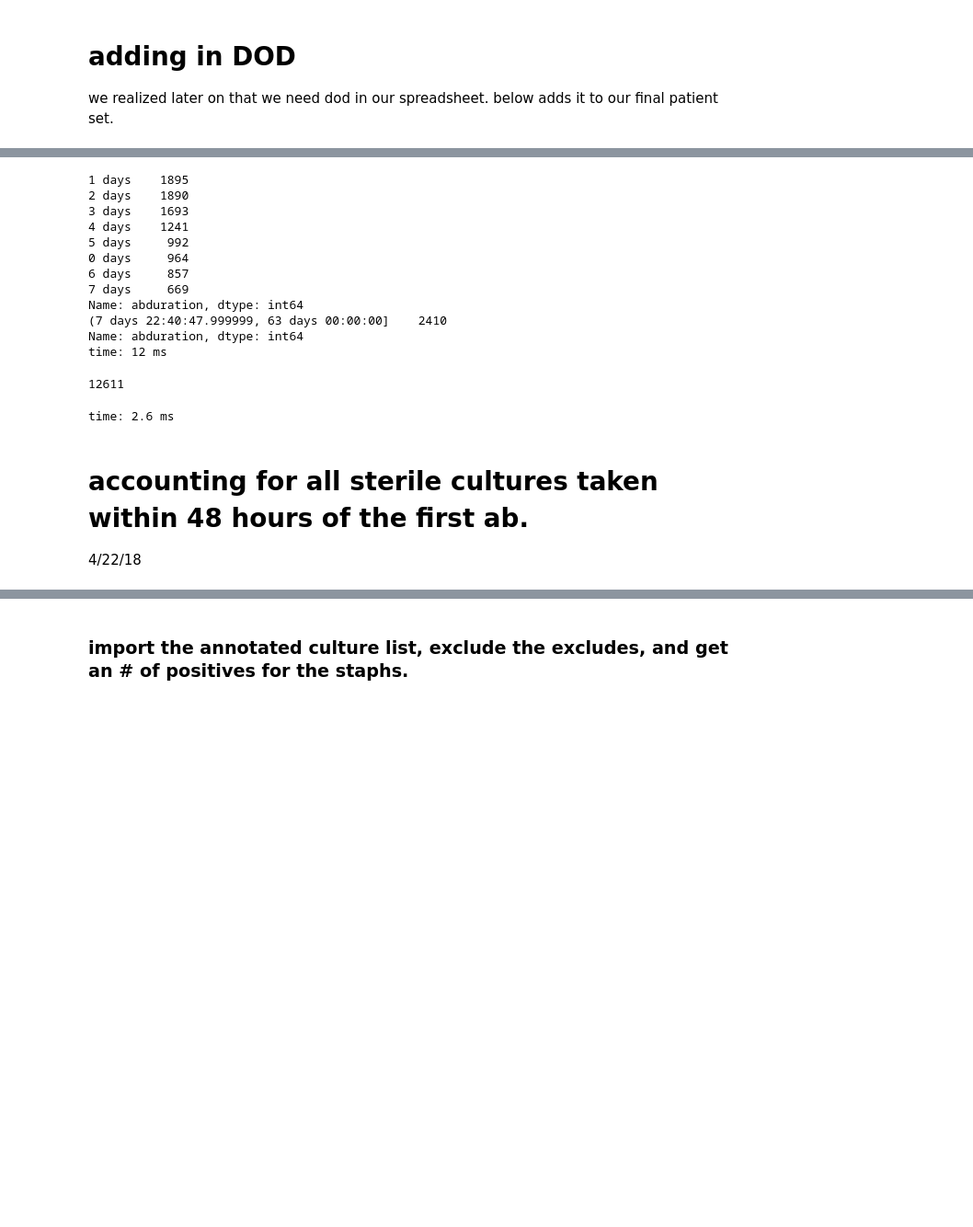
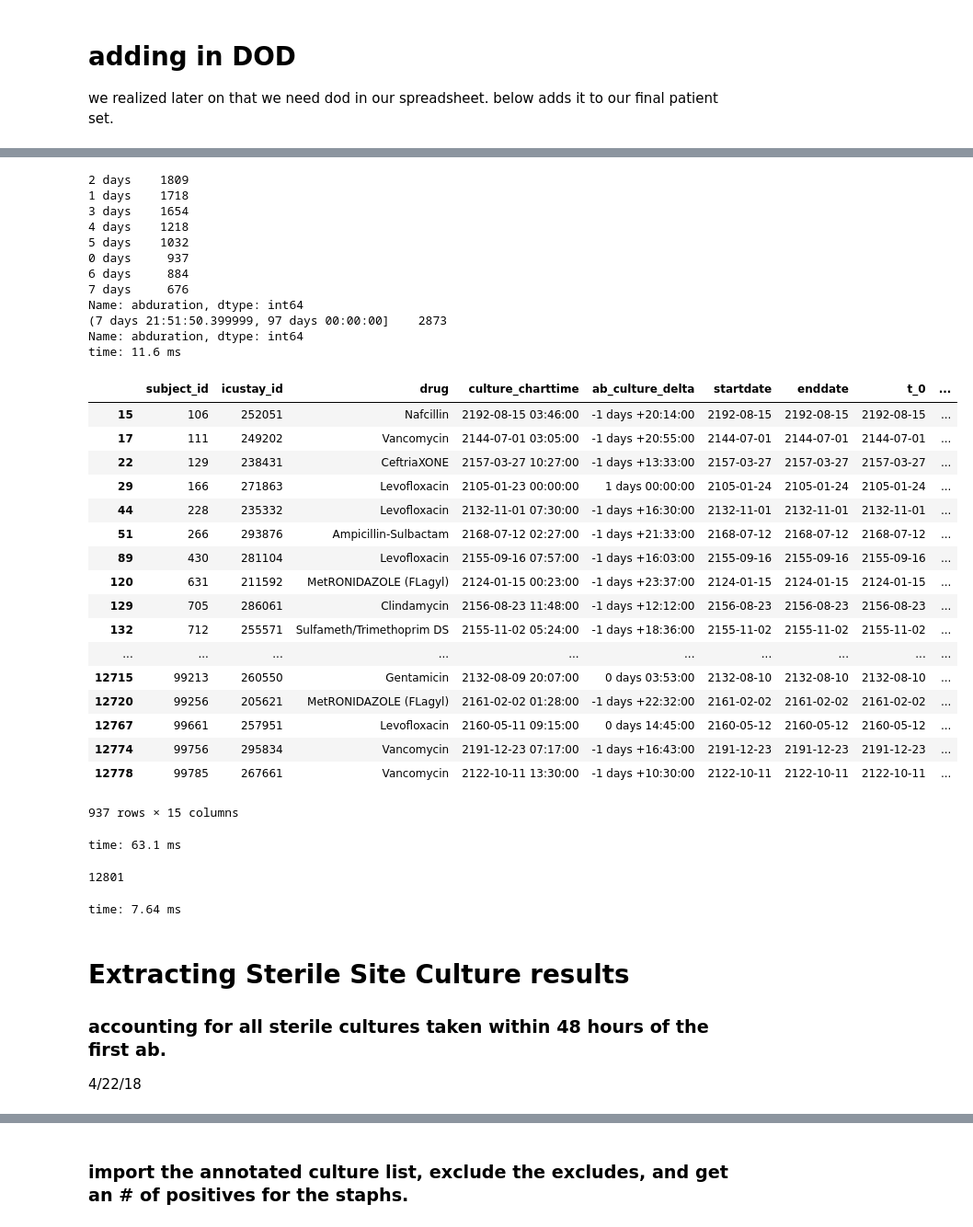
Before and after one commit to kellylinyingxin/mimiciii-antibiotics-modeling, a Jupyter notebook: notebooks/02-rotation_cohort_generation- streamlined.ipynb, the cells around one changed output, grey strips where cells are left out. Shown at 92% size. Drawn from its saved outputs; the diff is of its cells as text; code cells hidden in the pictures; blank space fills up the shorter version.

```diff
--- a/notebooks/02-rotation_cohort_generation- streamlined.ipynb
+++ b/notebooks/02-rotation_cohort_generation- streamlined.ipynb
@@ -591,26 +656,53 @@ time: 72.2 ms
 # %%
-print(AB_db.loc[AB_db.loc[:,'abduration']<= pd.Timedelta(days=7),'abduration'].value_counts())
-print(AB_db.loc[AB_db.loc[:,'abduration']> pd.Timedelta(days=7),'abduration'].value_counts(bins=1))
+print(
+    ABrx_16sterile_ntnul_finalPT.loc[
+        ABrx_16sterile_ntnul_finalPT.loc[:,'abduration']<= pd.Timedelta(days=7),'abduration'].value_counts())
+print(
+    ABrx_16sterile_ntnul_finalPT.loc[
+        ABrx_16sterile_ntnul_finalPT.loc[:,'abduration']>= pd.Timedelta(days=8),'abduration'].value_counts(bins=1))
 # %% [output]
-1 days    1895
-2 days    1890
-3 days    1693
-4 days    1241
-5 days     992
-0 days     964
-6 days     857
-7 days     669
+2 days    1809
+1 days    1718
+3 days    1654
+4 days    1218
+5 days    1032
+0 days     937
+6 days     884
+7 days     676
 Name: abduration, dtype: int64
-(7 days 22:40:47.999999, 63 days 00:00:00]    2410
+(7 days 21:51:50.399999, 97 days 00:00:00]    2873
 Name: abduration, dtype: int64
-time: 12 ms
+time: 11.6 ms
+# %%
+ABrx_16sterile_ntnul_finalPT.loc[ABrx_16sterile_ntnul_finalPT.loc[:,'abduration']== pd.Timedelta(days=0),:]
+# %% [output]
+|  | subject_id | icustay_id | drug | culture_charttime | ab_culture_delta | startdate | enddate | t_0 | ... |
+| 15 | 106 | 252051 | Nafcillin | 2192-08-15 03:46:00 | -1 days +20:14:00 | 2192-08-15 | 2192-08-15 | 2192-08-15 | ... |
+| 17 | 111 | 249202 | Vancomycin | 2144-07-01 03:05:00 | -1 days +20:55:00 | 2144-07-01 | 2144-07-01 | 2144-07-01 | ... |
+| 22 | 129 | 238431 | CeftriaXONE | 2157-03-27 10:27:00 | -1 days +13:33:00 | 2157-03-27 | 2157-03-27 | 2157-03-27 | ... |
+| 29 | 166 | 271863 | Levofloxacin | 2105-01-23 00:00:00 | 1 days 00:00:00 | 2105-01-24 | 2105-01-24 | 2105-01-24 | ... |
+| 44 | 228 | 235332 | Levofloxacin | 2132-11-01 07:30:00 | -1 days +16:30:00 | 2132-11-01 | 2132-11-01 | 2132-11-01 | ... |
+| 51 | 266 | 293876 | Ampicillin-Sulbactam | 2168-07-12 02:27:00 | -1 days +21:33:00 | 2168-07-12 | 2168-07-12 | 2168-07-12 | ... |
+| 89 | 430 | 281104 | Levofloxacin | 2155-09-16 07:57:00 | -1 days +16:03:00 | 2155-09-16 | 2155-09-16 | 2155-09-16 | ... |
+| 120 | 631 | 211592 | MetRONIDAZOLE (FLagyl) | 2124-01-15 00:23:00 | -1 days +23:37:00 | 2124-01-15 | 2124-01-15 | 2124-01-15 | ... |
+| 129 | 705 | 286061 | Clindamycin | 2156-08-23 11:48:00 | -1 days +12:12:00 | 2156-08-23 | 2156-08-23 | 2156-08-23 | ... |
+| 132 | 712 | 255571 | Sulfameth/Trimethoprim DS | 2155-11-02 05:24:00 | -1 days +18:36:00 | 2155-11-02 | 2155-11-02 | 2155-11-02 | ... |
+| ... | ... | ... | ... | ... | ... | ... | ... | ... | ... |
+| 12715 | 99213 | 260550 | Gentamicin | 2132-08-09 20:07:00 | 0 days 03:53:00 | 2132-08-10 | 2132-08-10 | 2132-08-10 | ... |
+| 12720 | 99256 | 205621 | MetRONIDAZOLE (FLagyl) | 2161-02-02 01:28:00 | -1 days +22:32:00 | 2161-02-02 | 2161-02-02 | 2161-02-02 | ... |
+| 12767 | 99661 | 257951 | Levofloxacin | 2160-05-11 09:15:00 | 0 days 14:45:00 | 2160-05-12 | 2160-05-12 | 2160-05-12 | ... |
+| 12774 | 99756 | 295834 | Vancomycin | 2191-12-23 07:17:00 | -1 days +16:43:00 | 2191-12-23 | 2191-12-23 | 2191-12-23 | ... |
+| 12778 | 99785 | 267661 | Vancomycin | 2122-10-11 13:30:00 | -1 days +10:30:00 | 2122-10-11 | 2122-10-11 | 2122-10-11 | ... |
+937 rows × 15 columns
+time: 63.1 ms
 # %%
-AB_db['icustay_id'].nunique() #12611 subject id's, 12611 icustay id's
+ABrx_16sterile_ntnul_finalPT['icustay_id'].nunique() #12611 subject id's, 12611 icustay id's
 # %% [output]
-12611
+12801
-time: 2.6 ms
+time: 7.64 ms
 # %% [markdown]
-# accounting for all sterile cultures taken within 48 hours of the first ab.
+# Extracting Sterile Site Culture results
+### accounting for all sterile cultures taken within 48 hours of the first ab.
 4/22/18
 # %%
 #big question to answer, all sterile cultures within 48 hours of what? i am going to set timeframe for each patient:
```
Also changed, not shown: parts of 58 cells of this notebook, 5 other files.
